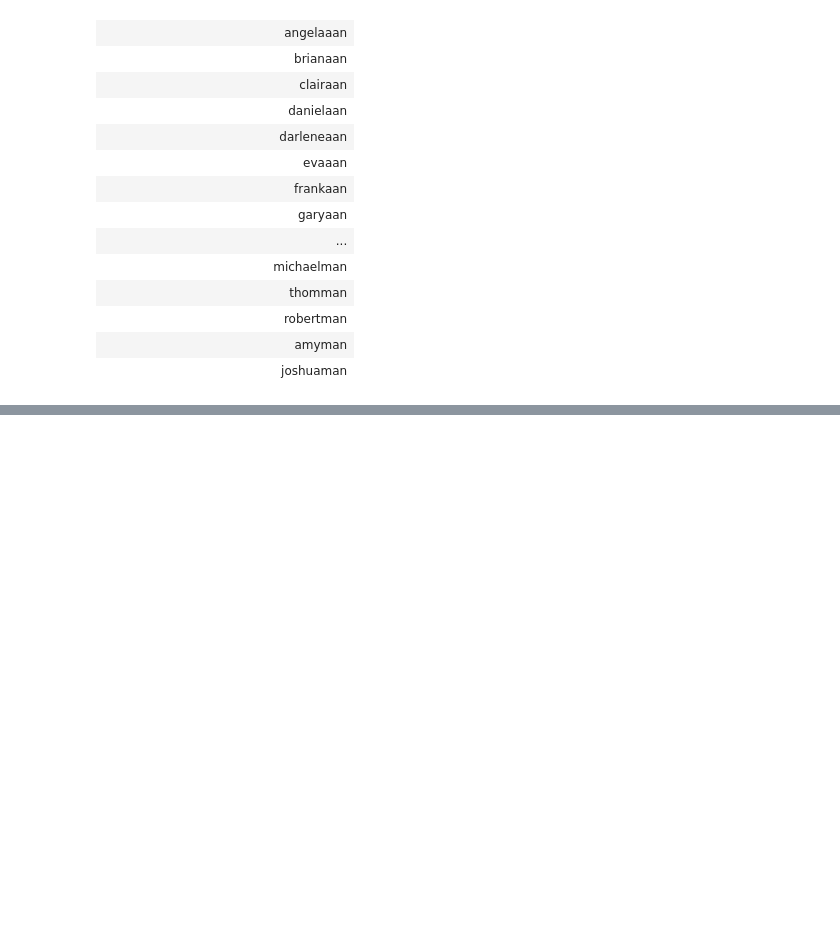
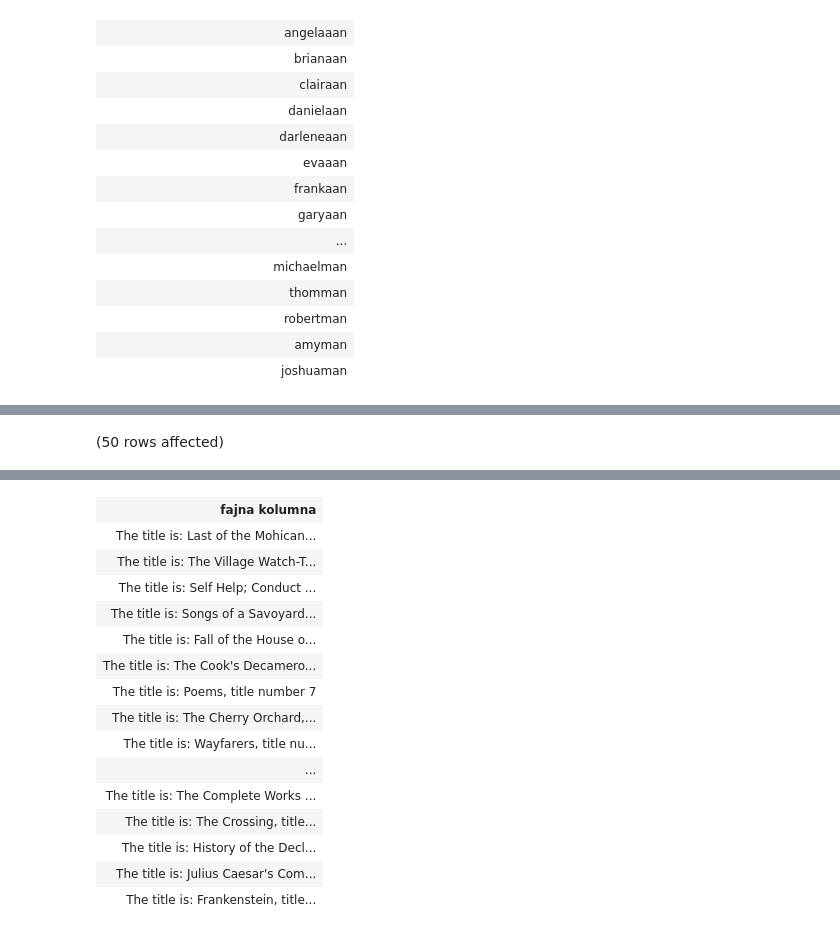
Before and after one commit to Mapet13/Studia, a Jupyter notebook: Ćwiczenia/ćw1 [libary].ipynb, the cells around one changed output, grey strips where cells are left out. Cells and saved outputs as stored; diff of their text form; code cells hidden in the pictures; blank space fills up the shorter version.

```diff
--- a/Ćwiczenia/ćw1 [libary].ipynb
+++ b/Ćwiczenia/ćw1 [libary].ipynb
@@ -274,0 +288,7 @@ Total execution time: 00:00:00.027
+# %%
+SELECT
+    ('The title is: ' + title + ', title number ' + CAST(title_no AS varchar)) AS 'fajna kolumna'
+FROM
+    title
+# %% [output]
+(50 rows affected)
@@ -274,0 +296,16 @@ Total execution time: 00:00:00.027
+| fajna kolumna |
+| The title is: Last of the Mohican... |
+| The title is: The Village Watch-T... |
+| The title is: Self Help; Conduct ... |
+| The title is: Songs of a Savoyard... |
+| The title is: Fall of the House o... |
+| The title is: The Cook's Decamero... |
+| The title is: Poems, title number 7 |
+| The title is: The Cherry Orchard,... |
+| The title is: Wayfarers, title nu... |
+| ... |
+| The title is: The Complete Works ... |
+| The title is: The Crossing, title... |
+| The title is: History of the Decl... |
+| The title is: Julius Caesar's Com... |
+| The title is: Frankenstein, title... |
```
Also changed, not shown: parts of 2 cells of this notebook.
